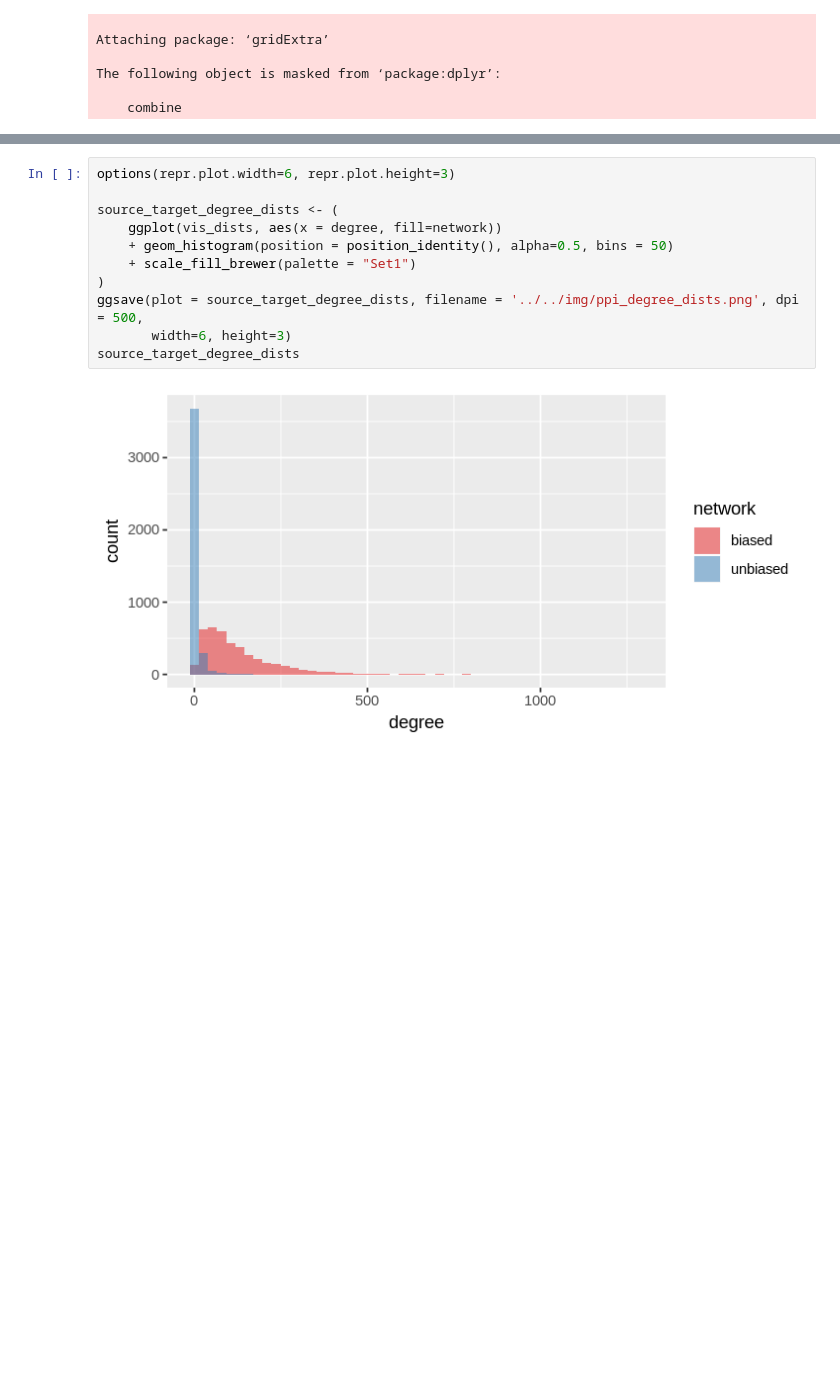
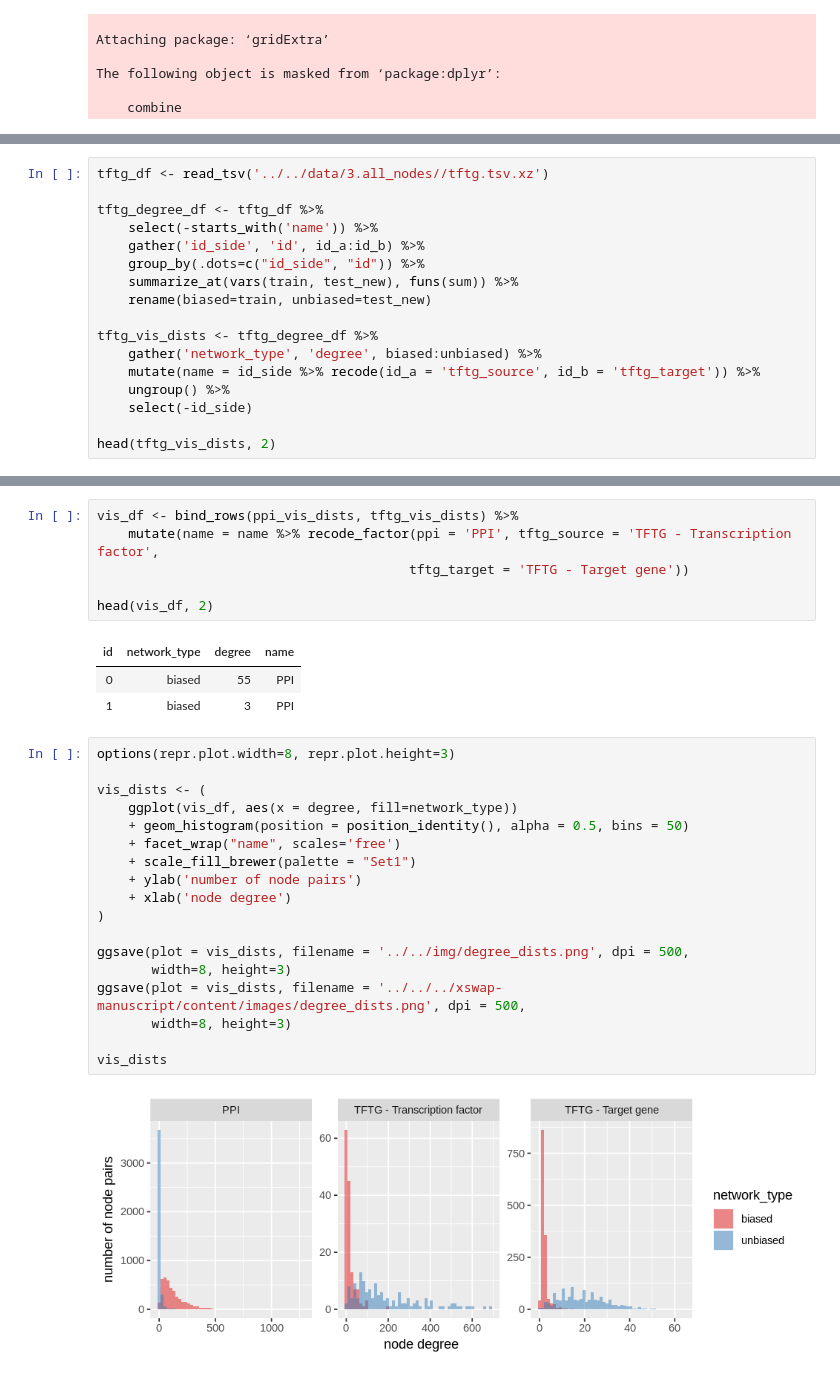
Before and after one commit to greenelab/xswap-analysis, a Jupyter notebook: nb/fig1.degree_dist/degree-dist.ipynb, the cells around one changed output, grey strips where cells are left out. Cells and saved outputs as stored; diff of their text form; blank space fills up the shorter version.

```diff
--- a/nb/fig1.degree_dist/degree-dist.ipynb
+++ b/nb/fig1.degree_dist/degree-dist.ipynb
@@ -52,0 +48,17 @@ head(vis_dists, 2)
+# %%
+tftg_df <- read_tsv('../../data/3.all_nodes//tftg.tsv.xz')
+
+tftg_degree_df <- tftg_df %>%
+    select(-starts_with('name')) %>%
+    gather('id_side', 'id', id_a:id_b) %>%
+    group_by(.dots=c("id_side", "id")) %>%
+    summarize_at(vars(train, test_new), funs(sum)) %>%
+    rename(biased=train, unbiased=test_new)
+
+tftg_vis_dists <- tftg_degree_df %>%
+    gather('network_type', 'degree', biased:unbiased) %>%
+    mutate(name = id_side %>% recode(id_a = 'tftg_source', id_b = 'tftg_target')) %>%
+    ungroup() %>%
+    select(-id_side)
+
+head(tftg_vis_dists, 2)
@@ -53,13 +79,30 @@ head(vis_dists, 2)
+# %%
+vis_df <- bind_rows(ppi_vis_dists, tftg_vis_dists) %>%
+    mutate(name = name %>% recode_factor(ppi = 'PPI', tftg_source = 'TFTG - Transcription factor',
+                                        tftg_target = 'TFTG - Target gene'))
+
+head(vis_df, 2)
+# %% [output]
+| id | network_type | degree | name |
+| 0 | biased | 55 | PPI |
+| 1 | biased | 3 | PPI |
 # %%
-options(repr.plot.width=6, repr.plot.height=3)
+options(repr.plot.width=8, repr.plot.height=3)
 
-source_target_degree_dists <- (
-    ggplot(vis_dists, aes(x = degree, fill=network))
-    + geom_histogram(position = position_identity(), alpha=0.5, bins = 50)
+vis_dists <- (
+    ggplot(vis_df, aes(x = degree, fill=network_type))
+    + geom_histogram(position = position_identity(), alpha = 0.5, bins = 50)
+    + facet_wrap("name", scales='free')
     + scale_fill_brewer(palette = "Set1")
+    + ylab('number of node pairs')
+    + xlab('node degree')
 )
-ggsave(plot = source_target_degree_dists, filename = '../../img/ppi_degree_dists.png', dpi = 500,
-       width=6, height=3)
-source_target_degree_dists
+
+ggsave(plot = vis_dists, filename = '../../img/degree_dists.png', dpi = 500,
+       width=8, height=3)
+ggsave(plot = vis_dists, filename = '../../../xswap-manuscript/content/images/degree_dists.png', dpi = 500,
+       width=8, height=3)
+
+vis_dists
 # %% [output]
-[figure, old version]
+[figure, new version]
```
Also changed, not shown: parts of 7 cells of this notebook, 7 other files.
